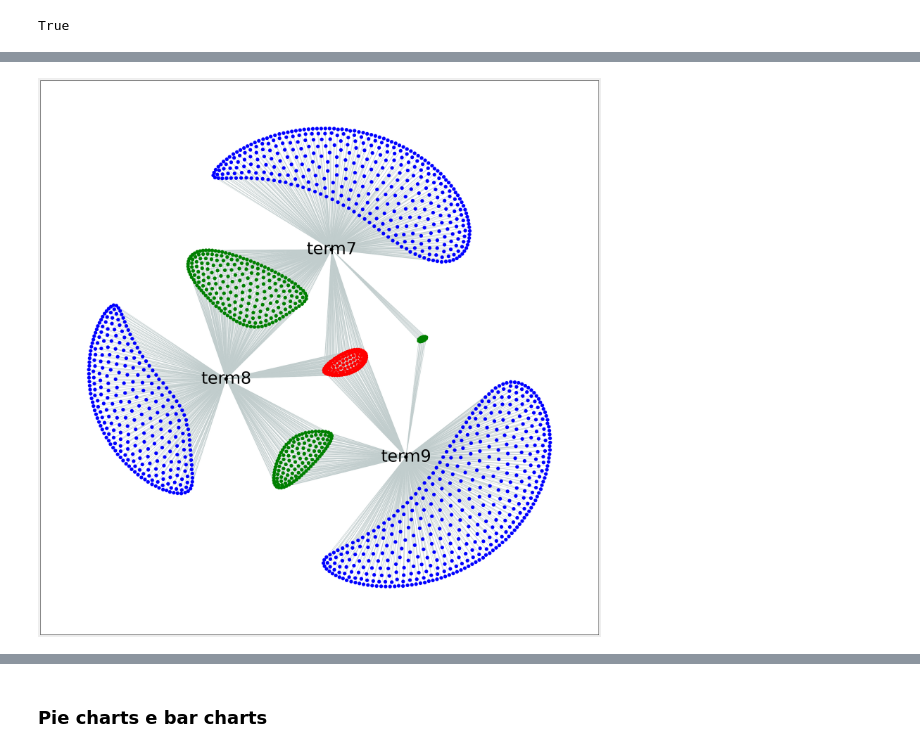
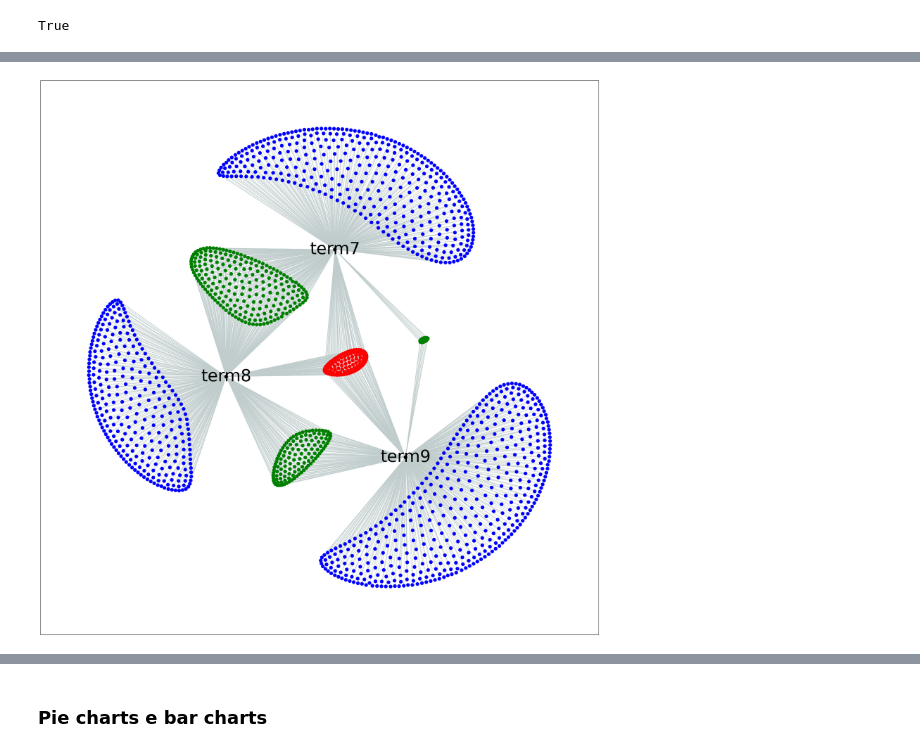
Before and after one commit to Gaiaalberti/dataviz_project, a Jupyter notebook: network_dep.ipynb, the cells around one changed output, grey strips where cells are left out. Saved outputs shown, nothing was run; the diff lists cells and outputs as text; code cells hidden in the pictures.

```diff
--- a/network_dep.ipynb
+++ b/network_dep.ipynb
@@ -83,26 +106,29 @@ color_map
  ...]
 # %%
+# we set the edge color to be lightgray and the node size, since we have a lot of nodes, to be 100 (smaller than the default one)
+# the best layout for our case is kamada kawai
+# the only labels that we want to display are the ones indicating the term
+
 options = {
     'edge_color': '#C1CDCD',
     'node_size': 100
 }
 
 fig = plt.figure(1, figsize=(30, 30))
 
 nx.draw_networkx(g,with_labels= False, **options, pos = nx.kamada_kawai_layout(g), node_color=color_map)
 
 nx.draw_networkx_edges(g, pos = nx.kamada_kawai_layout(g), alpha = 0.5, width = 0.0001)
 
 labels = {}
 x = ['term7', 'term8', 'term9']
 for i in range(0,len(x)):
     for node in g.nodes():
         if node == x[i]:
         #set the node name as the key and the label as its value
             labels[node] = node
 nx.draw_networkx_labels(g,nx.kamada_kawai_layout(g),labels,font_size=50,font_color='#000000')
 
-fig.set_facecolor("#eeeeee")
 plt.savefig("Graph.png", format="PNG")
 # %% [output]
-[figure, old version]
+[figure, new version]
```
Also changed, not shown: parts of 32 cells of this notebook.
